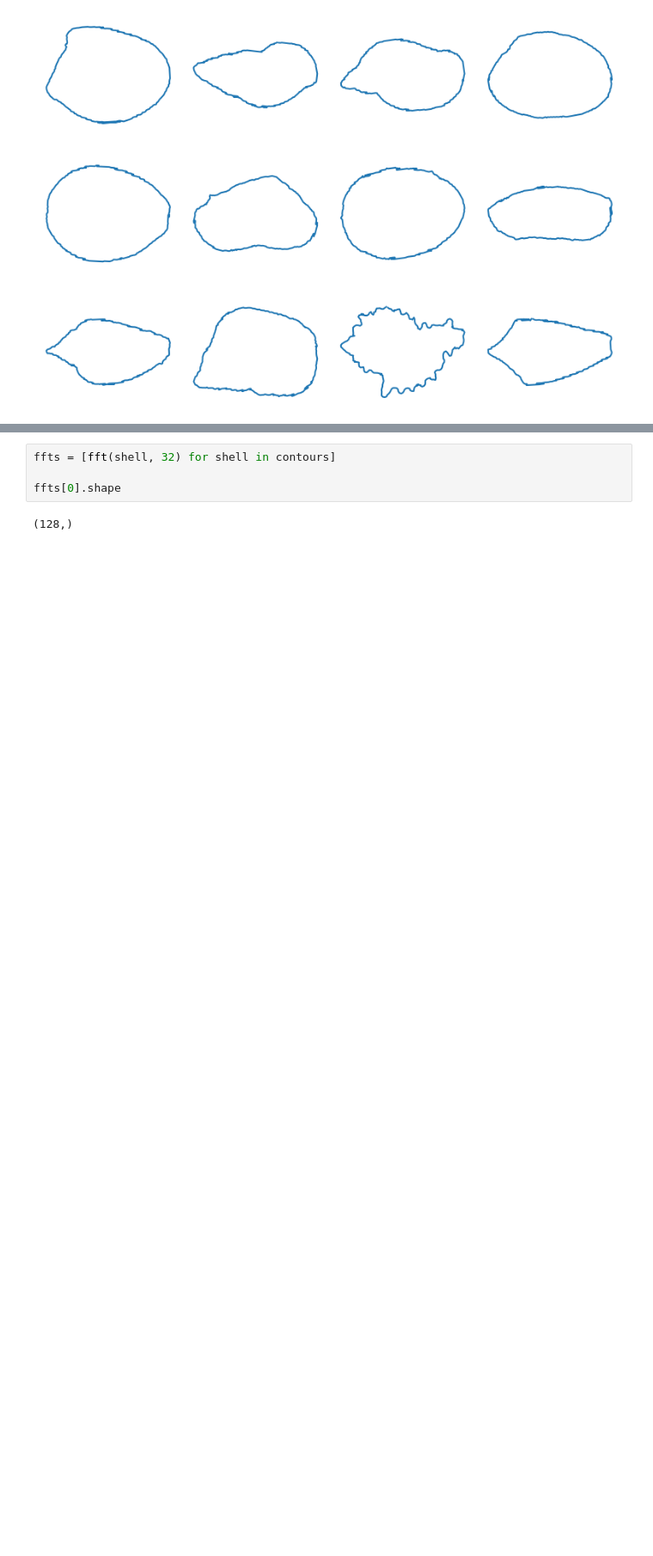
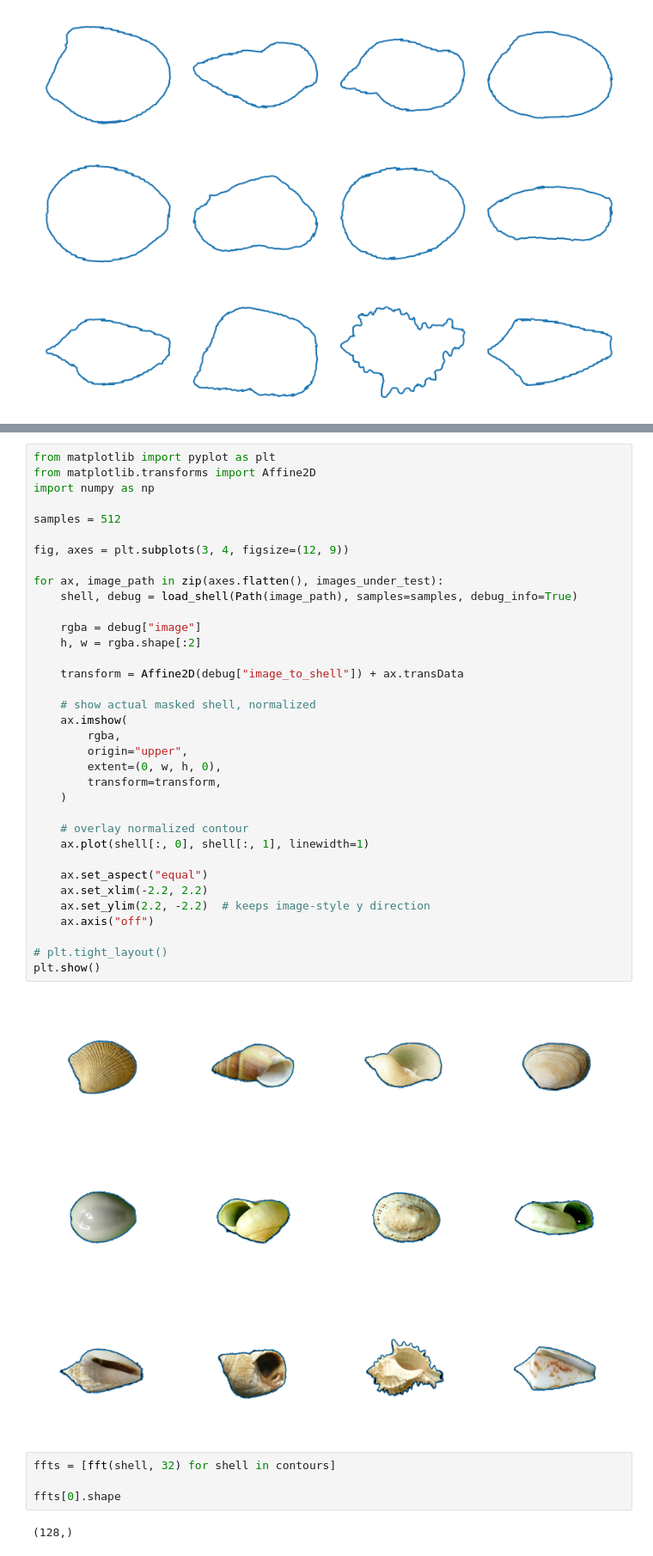
Before and after one commit to Hawzen/seashell-fingerprinting, a Jupyter notebook: tools/experimentation.ipynb, the cells around one changed output, grey strips where cells are left out. Shown at 86% size. Cells and saved outputs as stored; diff of their text form; blank space fills up the shorter version.

```diff
--- a/tools/experimentation.ipynb
+++ b/tools/experimentation.ipynb
@@ -47,3 +61,40 @@ plt.tight_layout()
+# %%
+from matplotlib import pyplot as plt
+from matplotlib.transforms import Affine2D
+import numpy as np
+
+samples = 512
+
+fig, axes = plt.subplots(3, 4, figsize=(12, 9))
+
+for ax, image_path in zip(axes.flatten(), images_under_test):
+    shell, debug = load_shell(Path(image_path), samples=samples, debug_info=True)
+
+    rgba = debug["image"]
+    h, w = rgba.shape[:2]
+
+    transform = Affine2D(debug["image_to_shell"]) + ax.transData
+
+    # show actual masked shell, normalized
+    ax.imshow(
+        rgba,
+        origin="upper",
+        extent=(0, w, h, 0),
+        transform=transform,
+    )
+
+    # overlay normalized contour
+    ax.plot(shell[:, 0], shell[:, 1], linewidth=1)
+
+    ax.set_aspect("equal")
+    ax.set_xlim(-2.2, 2.2)
+    ax.set_ylim(2.2, -2.2)  # keeps image-style y direction
+    ax.axis("off")
+
+# plt.tight_layout()
+plt.show()
+# %% [output]
+[figure, added]
 # %%
 ffts = [fft(shell, 32) for shell in contours]
 
```
Also changed, not shown: parts of 2 cells of this notebook, 45 other files.
